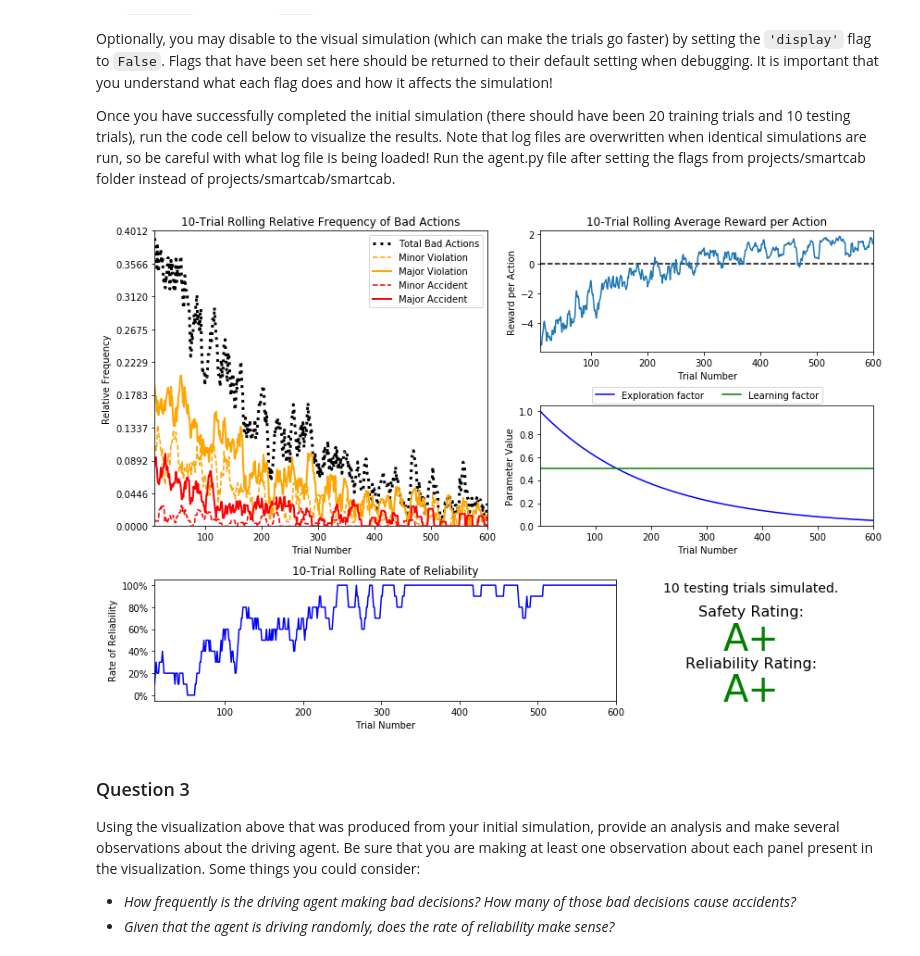
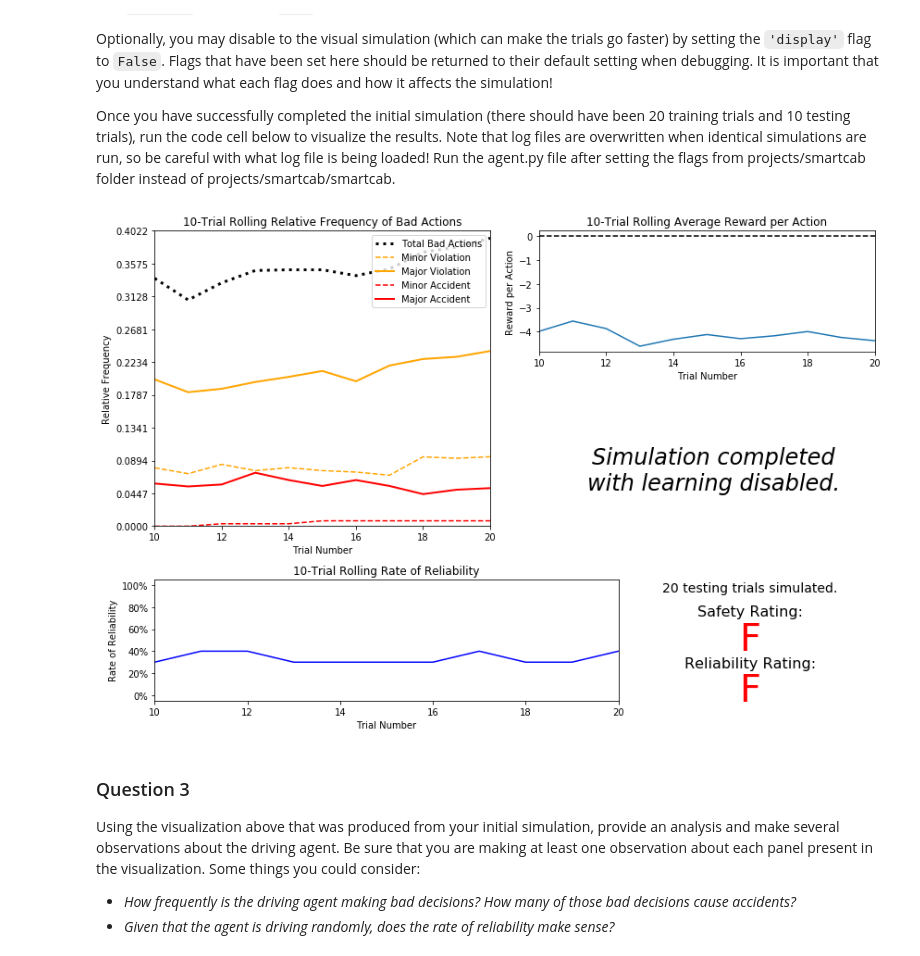
Before and after one commit to freedomkwok/nano_degree, a Jupyter notebook: smartcab/smartcab.ipynb, the cells around one changed output. Cells and saved outputs as stored; diff of their text form; code cells hidden in the pictures.

```diff
--- a/smartcab/smartcab.ipynb
+++ b/smartcab/smartcab.ipynb
@@ -97,6 +97,6 @@ Optionally, you may disable to the visual simulation (which can make the trials
 Once you have successfully completed the initial simulation (there should have been 20 training trials and 10 testing trials), run the code cell below to visualize the results. Note that log files are overwritten when identical simulations are run, so be careful with what log file is being loaded!
 Run the agent.py file after setting the flags from projects/smartcab folder instead of projects/smartcab/smartcab.
 # %%
-vs.plot_trials('sim_default-learning.csv')
+vs.plot_trials('sim_no-learning.csv')
 # %% [output]
-[figure, old version]
+[figure, new version]
```
Also changed, not shown: parts of 1 cell of this notebook.
